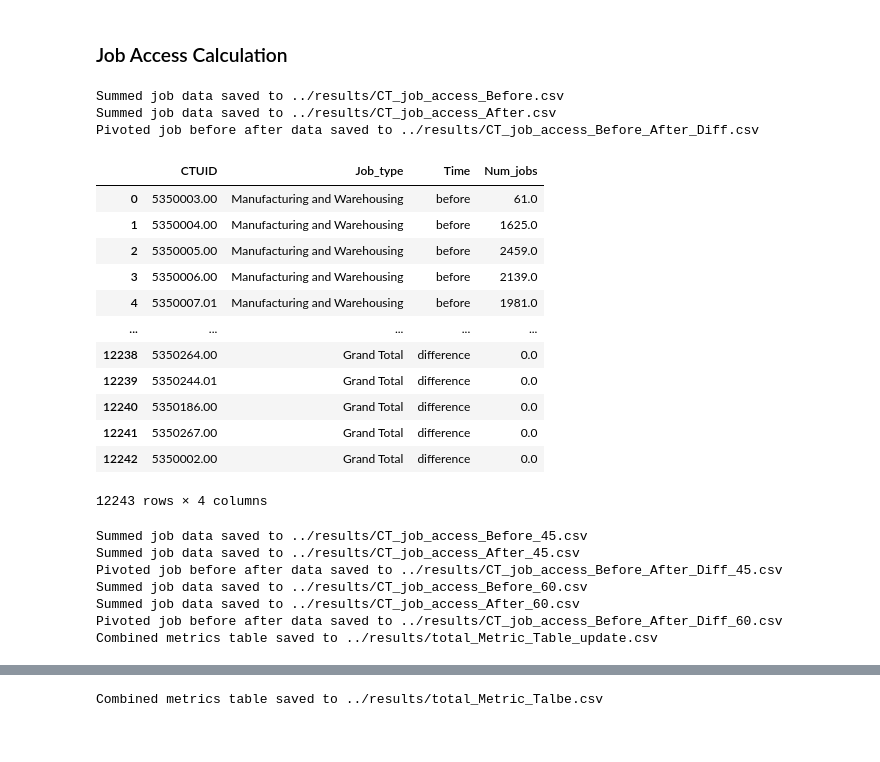
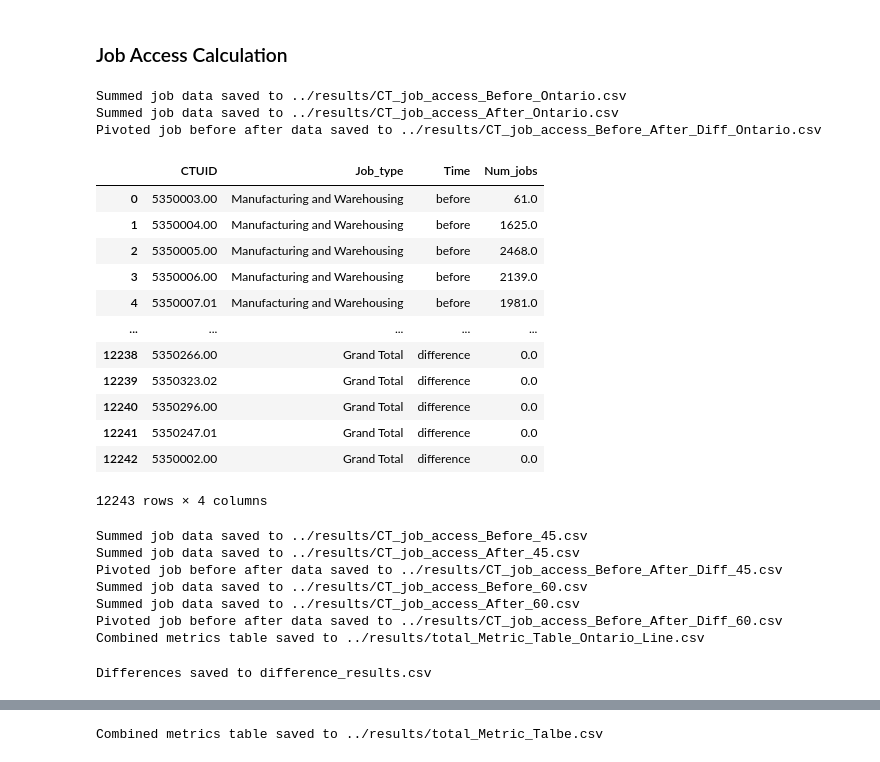
Before and after one commit to CodefromMax/Transit_Dashboard, a Jupyter notebook: src/calculation/Metric_Calculation/MetricCalculation_example.ipynb, the cells around one changed output, grey strips where cells are left out. Saved outputs shown, nothing was run; the diff lists cells and outputs as text; code cells hidden in the pictures.

Commit message:
Update metric calculation for Ontario Line.

```diff
--- a/src/calculation/Metric_Calculation/MetricCalculation_example.ipynb
+++ b/src/calculation/Metric_Calculation/MetricCalculation_example.ipynb
@@ -271,57 +271,57 @@ Grouped data saved to ../results/group.csv
 ### Job Access Calculation
 # %%
 # Before
-travel_time_matrix_path = "../results/TTM_CT_CT_Before.csv"
+travel_time_matrix_path = "../../../data/results/travel_time_matrix/Jobs_baseline.csv"
 thresholds = [30]
 employment_data_path = "../../../draft/Employment_data.csv"
 ctuid_reference_path = "../results/CTUIDs.csv"
-output_path = "../results/CT_job_access_Before.csv"
+output_path = "../results/CT_job_access_Before_Ontario.csv"
 
 # Initialize Metric Calculation
 Job_Metric = MetricCalculation(travel_time_matrix_path)
 
 # before job accessibility calculation
 Job_Metric.calculate_accessible_jobs(thresholds,employment_data_path,ctuid_reference_path,output_path)
 
 
 # After
-travel_time_matrix_path = "../results/TTM_CT_CT_After.csv"
+travel_time_matrix_path = "../../../data/results/travel_time_matrix/Jobs_after.csv"
 thresholds = [30]
 employment_data_path = "../../../draft/Employment_data.csv"
 ctuid_reference_path = "../results/CTUIDs.csv"
-output_path = "../results/CT_job_access_After.csv"
+output_path = "../results/CT_job_access_After_Ontario.csv"
 
 # Initialize Metric Calculation
 Job_Metric = MetricCalculation(travel_time_matrix_path)
 
 # after job accessibility calculation
 Job_Metric.calculate_accessible_jobs(thresholds,employment_data_path,ctuid_reference_path,output_path)
 
 
-job_before_path = "../results/CT_job_access_Before.csv"
-job_after_path = "../results/CT_job_access_After.csv"
-combined_job_output_path = "../results/CT_job_access_Before_After_Diff.csv"
+job_before_path = "../results/CT_job_access_Before_Ontario.csv"
+job_after_path = "../results/CT_job_access_After_Ontario.csv"
+combined_job_output_path = "../results/CT_job_access_Before_After_Diff_Ontario.csv"
 MetricCalculation.combine_job_access_before_after(job_before_path, job_after_path, combined_job_output_path)
 # %% [output]
-Summed job data saved to ../results/CT_job_access_Before.csv
-Summed job data saved to ../results/CT_job_access_After.csv
-Pivoted job before after data saved to ../results/CT_job_access_Before_After_Diff.csv
+Summed job data saved to ../results/CT_job_access_Before_Ontario.csv
+Summed job data saved to ../results/CT_job_access_After_Ontario.csv
+Pivoted job before after data saved to ../results/CT_job_access_Before_After_Diff_Ontario.csv
 |  | CTUID | Job_type | Time | Num_jobs |
 | 0 | 5350003.00 | Manufacturing and Warehousing | before | 61.0 |
 | 1 | 5350004.00 | Manufacturing and Warehousing | before | 1625.0 |
-| 2 | 5350005.00 | Manufacturing and Warehousing | before | 2459.0 |
+| 2 | 5350005.00 | Manufacturing and Warehousing | before | 2468.0 |
 | 3 | 5350006.00 | Manufacturing and Warehousing | before | 2139.0 |
 | 4 | 5350007.01 | Manufacturing and Warehousing | before | 1981.0 |
 | ... | ... | ... | ... | ... |
-| 12238 | 5350264.00 | Grand Total | difference | 0.0 |
-| 12239 | 5350244.01 | Grand Total | difference | 0.0 |
-| 12240 | 5350186.00 | Grand Total | difference | 0.0 |
-| 12241 | 5350267.00 | Grand Total | difference | 0.0 |
+| 12238 | 5350266.00 | Grand Total | difference | 0.0 |
+| 12239 | 5350323.02 | Grand Total | difference | 0.0 |
+| 12240 | 5350296.00 | Grand Total | difference | 0.0 |
+| 12241 | 5350247.01 | Grand Total | difference | 0.0 |
 | 12242 | 5350002.00 | Grand Total | difference | 0.0 |
 12243 rows × 4 columns
 # %%
 # Before
-travel_time_matrix_path = "../results/TTM_CT_CT_Before.csv"
+travel_time_matrix_path = "../../../data/results/travel_time_matrix/Jobs_baseline.csv"
 thresholds = [45]
 employment_data_path = "../../../draft/Employment_data.csv"
 ctuid_reference_path = "../results/CTUIDs.csv"
@@ -335,7 +335,7 @@ Job_Metric.calculate_accessible_jobs(thresholds,employment_data_path,ctuid_refer
 
 
 # After
-travel_time_matrix_path = "../results/TTM_CT_CT_After.csv"
+travel_time_matrix_path = "../../../data/results/travel_time_matrix/Jobs_after.csv"
 thresholds = [45]
 employment_data_path = "../../../draft/Employment_data.csv"
 ctuid_reference_path = "../results/CTUIDs.csv"
@@ -355,7 +355,7 @@ MetricCalculation.combine_job_access_before_after(job_before_path, job_after_pat
 
 
 # Before
-travel_time_matrix_path = "../results/TTM_CT_CT_Before.csv"
+travel_time_matrix_path = "../../../data/results/travel_time_matrix/Jobs_baseline.csv"
 thresholds = [60]
 employment_data_path = "../../../draft/Employment_data.csv"
 ctuid_reference_path = "../results/CTUIDs.csv"
@@ -369,7 +369,7 @@ Job_Metric.calculate_accessible_jobs(thresholds,employment_data_path,ctuid_refer
 
 
 # After
-travel_time_matrix_path = "../results/TTM_CT_CT_After.csv"
+travel_time_matrix_path = "../../../data/results/travel_time_matrix/Jobs_after.csv"
 thresholds = [60]
 employment_data_path = "../../../draft/Employment_data.csv"
 ctuid_reference_path = "../results/CTUIDs.csv"
@@ -449,10 +449,10 @@ job_access_transformed2 = pd.DataFrame([
     for _, row in job_access_df2.iterrows()
 ])
 
-total_df = pd.read_csv("../results/total_Metric_Table.csv")
+total_df = pd.read_csv("../results/total_Metric_Table_Ontario_Line.csv")
 total_df['CTUID'] = total_df['CTUID'].apply(lambda x: f"{float(x):.2f}")
 # print(total_df.head(10))
-update = "../results/total_Metric_Table_update.csv"
+update = "../results/total_Metric_Table_Ontario_Line.csv"
 # Combine all datasets
 combined_df = pd.concat([
     total_df,
@@ -470,7 +470,39 @@ Pivoted job before after data saved to ../results/CT_job_access_Before_After_Dif
 Summed job data saved to ../results/CT_job_access_Before_60.csv
 Summed job data saved to ../results/CT_job_access_After_60.csv
 Pivoted job before after data saved to ../results/CT_job_access_Before_After_Diff_60.csv
-Combined metrics table saved to ../results/total_Metric_Table_update.csv
+Combined metrics table saved to ../results/total_Metric_Table_Ontario_Line.csv
+# %%
+import pandas as pd
+
+# Load the CSV files
+t1 = "/Users/max/Desktop/Transit_Dashboard/src/calculation/results/total_Metric_Table_update.csv"
+t2 = "/Users/max/Desktop/Transit_Dashboard/src/calculation/results/total_Metric_Table_Ontario_Line.csv"
+
+df1 = pd.read_csv(t1)
+df2 = pd.read_csv(t2)
+
+# Ensure both DataFrames have a 'value' column
+if 'Value' not in df1.columns or 'Value' not in df2.columns:
+    raise ValueError("Both CSV files must have a 'value' column.")
+
+# Merge the DataFrames on a common key (e.g., 'ID' or another identifier)
+# Replace 'ID' with the actual key column in your data
+# merged_df = pd.merge(df1, df2, on='CTUID', suffixes=('_file1', '_file2'))
+
+# # Calculate the difference in 'value' columns
+# merged_df['Value_difference'] = merged_df['Value_file1'] - merged_df['Value_file2']
+
+df = df1["Value"]-df2["Value"]
+
+# Display the result
+# print(merged_df[['CTUID', 'Value_file1', 'Value_file2', 'Value_difference']])
+
+# Optionally save the result to a new CSV file
+output = "difference_results.csv"
+df.to_csv(output, index=False)
+print(f"Differences saved to {output}")
+# %% [output]
+Differences saved to difference_results.csv
 # %%
 import pandas as pd
 
```
Also changed, not shown: parts of 3 cells of this notebook.
